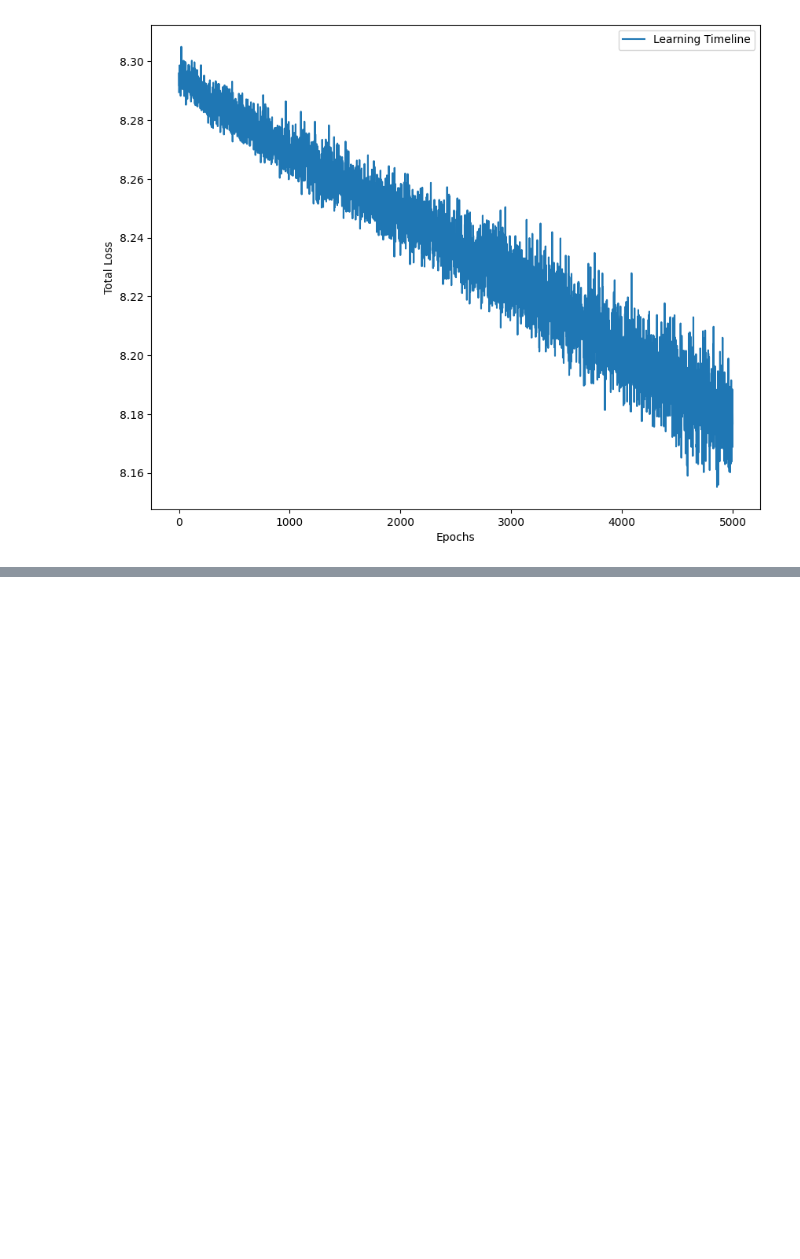
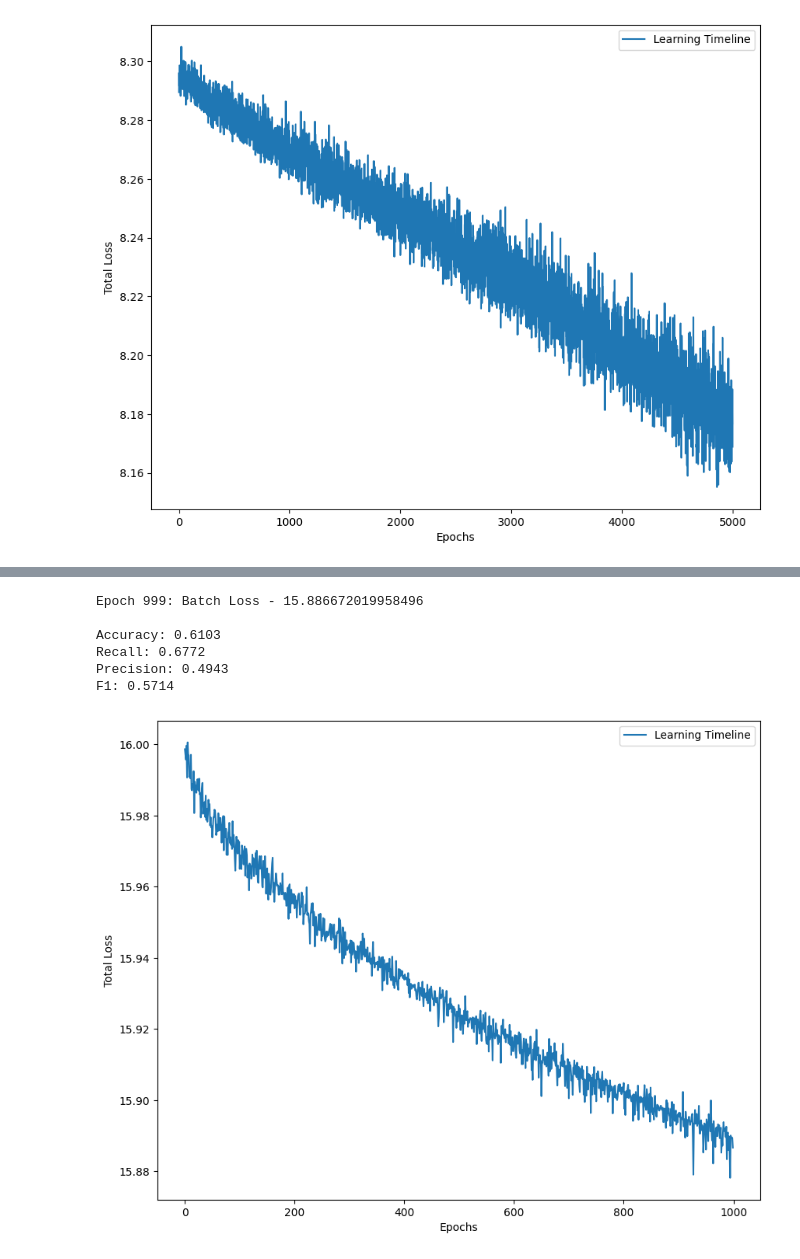
Before and after one commit to CoolmixZero/nn-optimization, a Jupyter notebook: train_model4_1.ipynb, the cells around one changed output, grey strips where cells are left out. Drawn from its saved outputs; the diff is of its cells as text; code cells hidden in the pictures; blank space fills up the shorter version.

```diff
--- a/train_model4_1.ipynb
+++ b/train_model4_1.ipynb
@@ -85,0 +109,10 @@ F1: 0.2690
+# %%
+evaluate_model(Model4_1(X_train.shape[1]), train_loader, 1e-6, X_test, y_test, 1000, 'model4_1_2-adagrad')
+# %% [output]
+Epoch 999: Batch Loss - 15.886672019958496
+
+Accuracy: 0.6103
+Recall: 0.6772
+Precision: 0.4943
+F1: 0.5714
+[figure, added]
```
Also changed, not shown: parts of 6 cells of this notebook, 3 other files.
